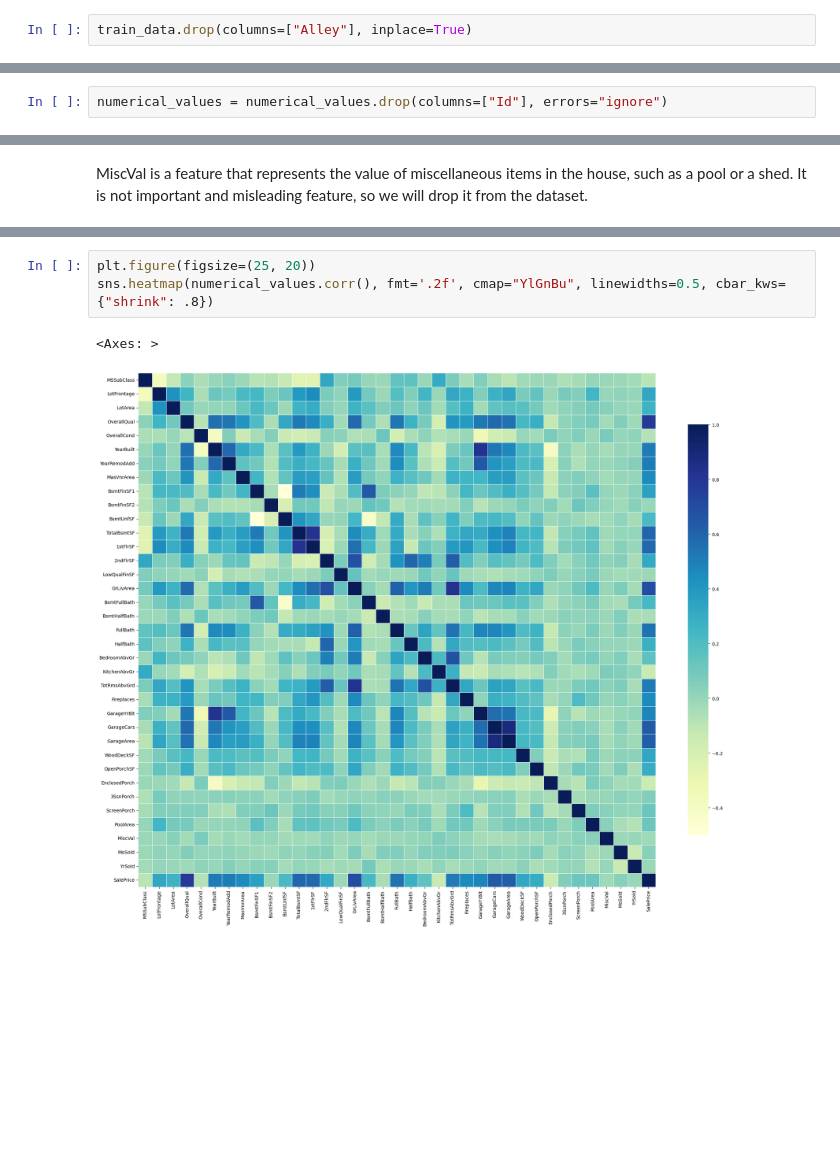
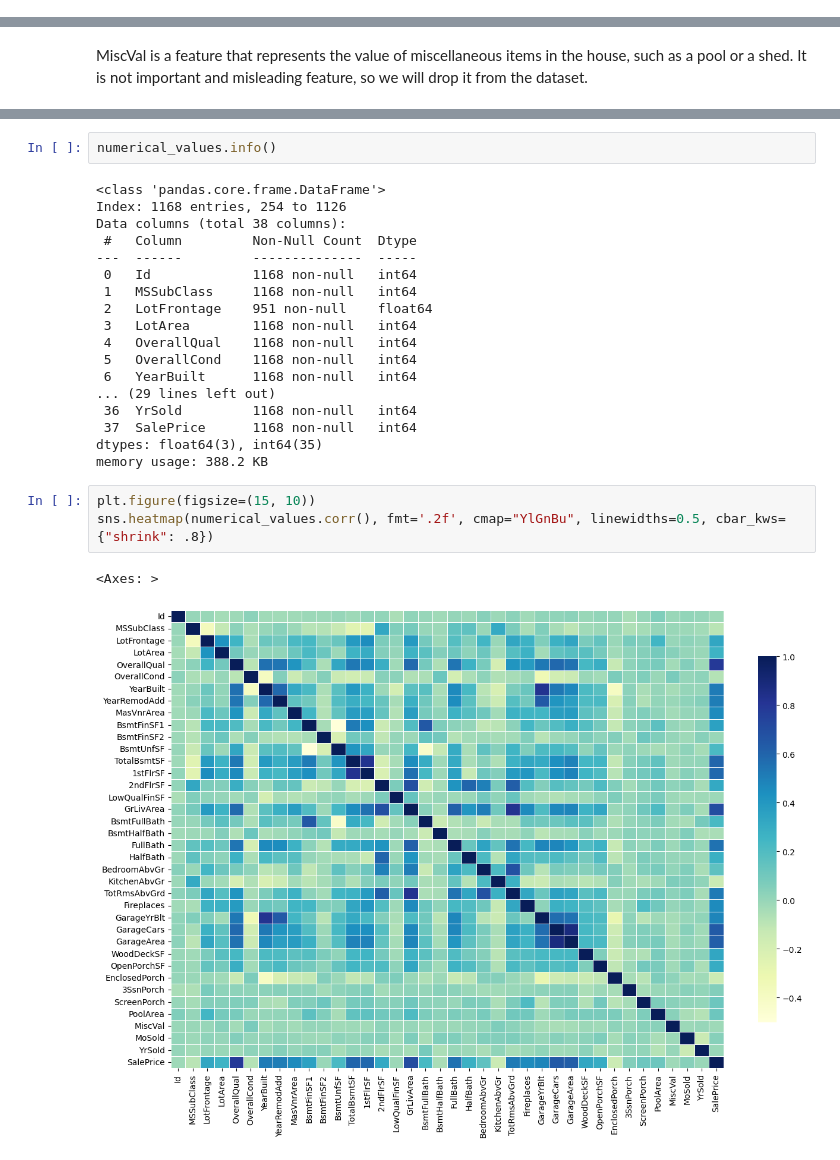
Before and after one commit to felixfaruix/kaggle-competitions, a Jupyter notebook: notebooks/HousePrices/house_prices_regression.ipynb, the cells around one changed output, grey strips where cells are left out. Drawn from its saved outputs; the diff is of its cells as text; blank space fills up the shorter version.

```diff
--- a/notebooks/HousePrices/house_prices_regression.ipynb
+++ b/notebooks/HousePrices/house_prices_regression.ipynb
@@ -21,5 +57,3 @@ train_data.info()
-# %%
-train_data.drop(columns=["Alley"], inplace=True)
 # %%
 for object in train_data['MasVnrType'].unique():
     print(object)
@@ -49,5 +101,3 @@ sns.displot(train_data['SalePrice'], color ='g', alpha = 0.4, bins = 100, kde= T
 # %%
 numerical_values = train_data.select_dtypes(include=[np.number])
-# %%
-numerical_values = numerical_values.drop(columns=["Id"], errors="ignore")
 # %%
@@ -294,6 +366,26 @@ test_data = pipeline.transform(test_data)
+# %%
+numerical_values.info()
+# %% [output]
+<class 'pandas.core.frame.DataFrame'>
+Index: 1168 entries, 254 to 1126
+Data columns (total 38 columns):
+ #   Column         Non-Null Count  Dtype
+---  ------         --------------  -----
+ 0   Id             1168 non-null   int64
+ 1   MSSubClass     1168 non-null   int64
+ 2   LotFrontage    951 non-null    float64
+ 3   LotArea        1168 non-null   int64
+ 4   OverallQual    1168 non-null   int64
+ 5   OverallCond    1168 non-null   int64
+ 6   YearBuilt      1168 non-null   int64
+... (29 lines left out)
+ 36  YrSold         1168 non-null   int64
+ 37  SalePrice      1168 non-null   int64
+dtypes: float64(3), int64(35)
+memory usage: 388.2 KB
 # %%
-plt.figure(figsize=(25, 20))
+plt.figure(figsize=(15, 10))
 sns.heatmap(numerical_values.corr(), fmt='.2f', cmap="YlGnBu", linewidths=0.5, cbar_kws={"shrink": .8})
 # %% [output]
 <Axes: >
-[figure, old version]
+[figure, new version]
```
Also changed, not shown: parts of 12 cells of this notebook.
